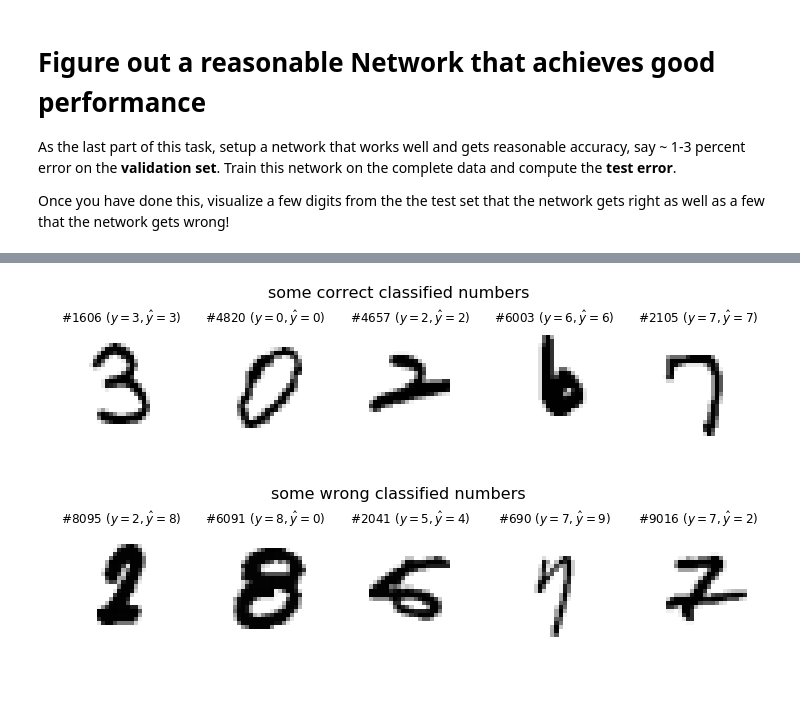
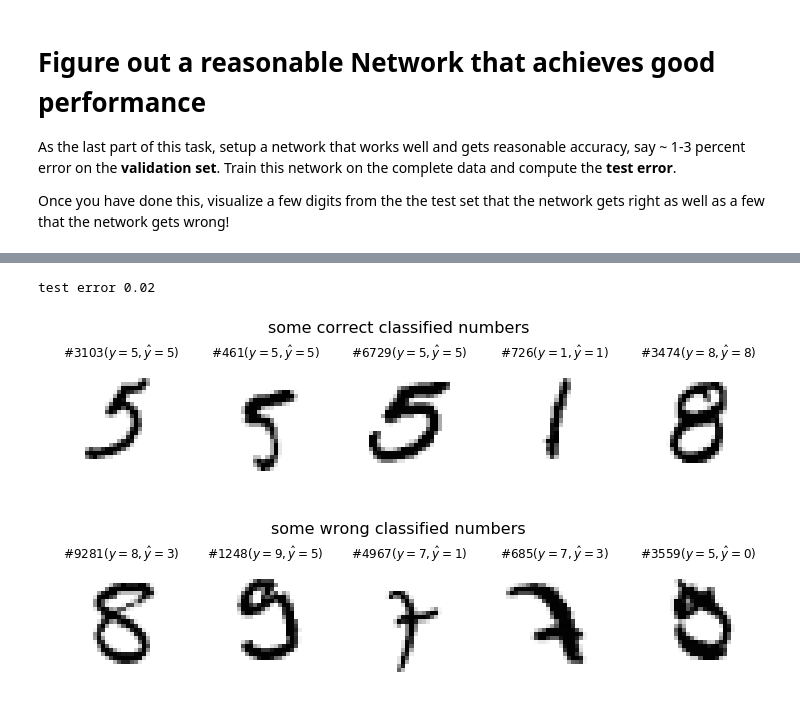
Before and after one commit to dekuenstle/dl_lab_2017, a Jupyter notebook: notebooks/exercise_1.ipynb, the cells around one changed output, grey strips where cells are left out. Saved outputs shown, nothing was run; the diff lists cells and outputs as text; code cells hidden in the pictures.

```diff
--- a/notebooks/exercise_1.ipynb
+++ b/notebooks/exercise_1.ipynb
@@ -471,6 +479,8 @@ class NeuralNetwork:
             Y_train = Y
             Y_valid_train
         print("... starting training")
+        trace = dict(train_loss=[], train_error=[],
+                     valid_loss=[], valid_error=[])
         for e in range(max_epochs+1):
             if descent_type == "sgd":
                 self.sgd_epoch(X, Y_train, learning_rate, batch_size, penalty, penalty_rate)
@@ -481,15 +491,22 @@ class NeuralNetwork:
 
             # Output error on the training data
             train_loss = self._loss(X, Y_train)
+            trace['train_loss'].append(train_loss)
             train_error = self.classification_error(X, Y)
+            trace['train_error'].append(train_error)
             valid_loss = self._loss(X_valid, Y_valid_train)
+            trace['valid_loss'].append(valid_loss)
             valid_error = self.classification_error(X_valid, Y_valid)
+            trace['valid_error'].append(valid_error)
+
             print(('epoch {:.4f}, loss {:.4f}, ' +
                   'train error {:.4f}, ' +
                   'valid loss {:.4f}, ' +
                   'valid error {:.4f}' +
                   '').format(e, train_loss, train_error,
                              valid_loss, valid_error))
+        return trace
+
 
     def check_gradients(self, X, Y):
         """ Helper function to test the parameter gradients for
@@ -706,8 +718,9 @@ Train this network on the complete data and compute the **test error**.
 
 Once you have done this, visualize a few digits from the the test set that the network gets right as well as a few that the network gets wrong!
 # %%
+good_nn_full, good_nn_config = build_good_nn() # build again to get untrained layers
+
 # train on full dataset, validation error about 1-5%
-nn.train(X_train, y_train, X_valid, y_valid, **train_config)
-y_pred = unhot(nn.predict(X_test))
+good_nn_trace = good_nn_full.train(X_train, y_train, X_valid, y_valid, **good_nn_config)
 # %% [output]
 ... starting training
@@ -730,24 +743,30 @@ epoch 20.0000, loss 0.1172, train error 0.0358, valid loss 0.1563, valid error 0
+# %%
+y_pred = unhot(good_nn_full.predict(X_test))
+test_error = good_nn_full.classification_error(X_test, y_test)
+print('test error {:.2f}'.format(test_error))
+# %% [output]
+test error 0.02
 # %%
-import matplotlib.pyplot as plt
-%matplotlib inline
-
 def show_numbers(X, y, y_pred, mask, n, title):
     f, axis = plt.subplots(1, n, sharey=True)
     f.set_size_inches(n*2.5, 2.5)
     indices = np.arange(0, len(X))[mask]
     for i, axi in zip(np.random.choice(indices, n), axis):
         x_img = X[i].reshape((28, 28))
         axi.imshow(-1*x_img, cmap='gray')
-        axi.set_title(f"#{i+1} ($y={y[i]}, \hat y = {y_pred[i]}$)", fontsize=12)
+        axi.set_title("$\#{} (y={}, \hat y = {}$)".format(i+1, y[i], y_pred[i]),
+                      fontsize=12)
         axi.axis('off')
         axi.set(adjustable='box-forced', aspect='equal')
     f.suptitle(title, fontsize=16)
     f.subplots_adjust(top=0.75)
 
 correct_ix = y_pred == y_test
 wrong_ix = y_pred != y_test
-show_numbers(X_test, y_test, y_pred, correct_ix, 5, 'some correct classified numbers')
-show_numbers(X_test, y_test, y_pred, wrong_ix, 5, 'some wrong classified numbers')
+show_numbers(X_test, y_test, y_pred, correct_ix, 5,
+             'some correct classified numbers')
+show_numbers(X_test, y_test, y_pred, wrong_ix, 5,
+             'some wrong classified numbers')
 # %% [output]
-[figure, old version]
+[figure, new version]
-[figure, old version]
+[figure, new version]
```
Also changed, not shown: parts of 8 cells of this notebook.
